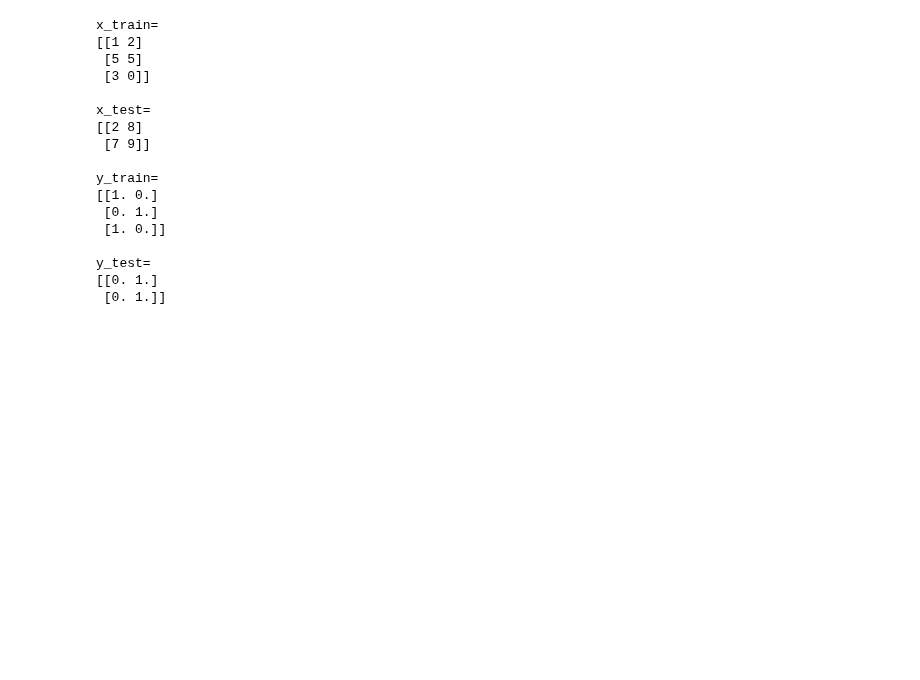
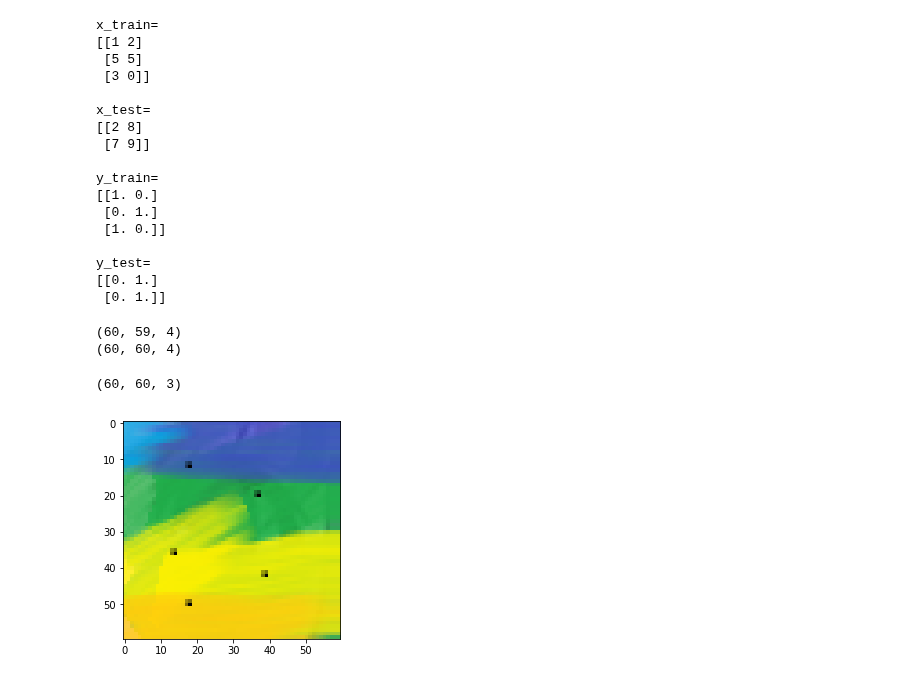
Before and after one commit to kuiyochen/Python_ML_learning, a Jupyter notebook: Testing_Place.ipynb, the cells around one changed output. Saved outputs shown, nothing was run; the diff lists cells and outputs as text; code cells hidden in the pictures; blank space fills up the shorter version.

```diff
--- a/Testing_Place.ipynb
+++ b/Testing_Place.ipynb
@@ -378,3 +378,25 @@ y_train=
 y_test=
 [[0. 1.]
  [0. 1.]]
+# %%
+import matplotlib.image as mpimg
+total_test_number=2
+img_png=np.zeros((60,60,3,total_test_number))
+for i in range(1,total_test_number+1):
+    img=mpimg.imread(f"image_test/test ({i}).png")
+    print(img.shape)
+    if img.shape[1]==59: # 修正調整圖片大小
+        img_add_col = np.zeros((60,60,4))
+        img_add_col[:,:-1,:] = img
+        img = img_add_col
+        img[:,59,:]=img[:,58,:]
+    img_png[:,:,:,i-1]=img[0:60,0:60,0:3] # 0:3是因為此處刪除 透明度channel，修正調整圖片大小
+
+plt.imshow(img_png[:,:,:,0])
+# plt.imshow(img_png[:,:,:,1])
+img_png[:,:,:,0].shape
+# %% [output]
+(60, 59, 4)
+(60, 60, 4)
+(60, 60, 3)
+[figure, added]
```
Also changed, not shown: 8 other files.
